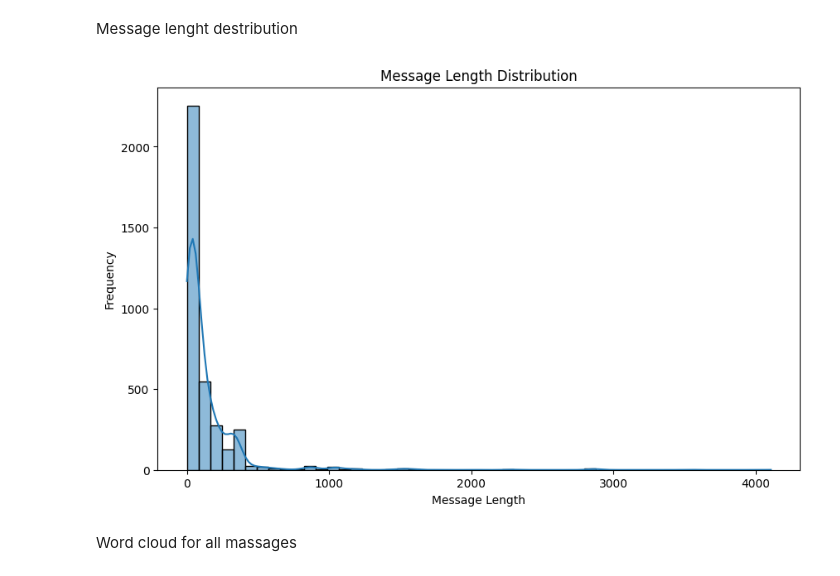
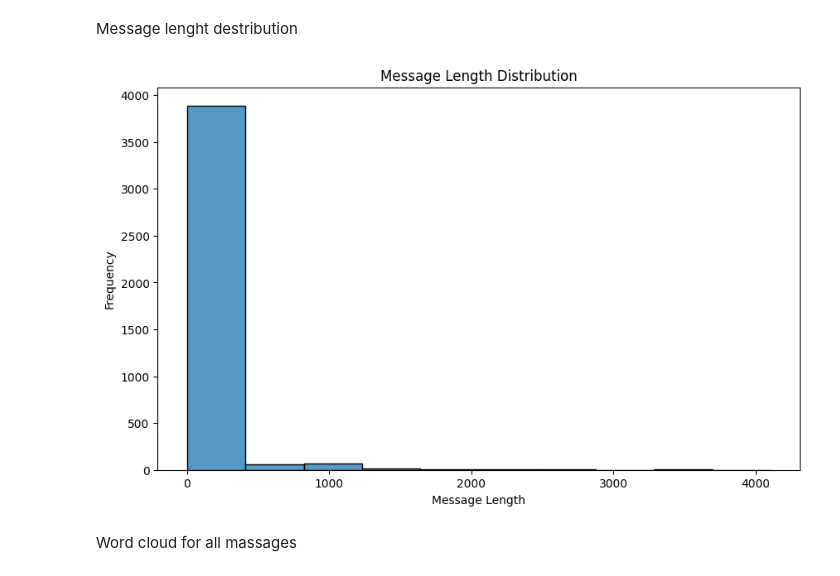
Before and after one commit to ada1312/telegram-scraping-etl, a Jupyter notebook: analysis/chat_analysis.ipynb, the cells around one changed output. Saved outputs shown, nothing was run; the diff lists cells and outputs as text; code cells hidden in the pictures.

```diff
--- a/analysis/chat_analysis.ipynb
+++ b/analysis/chat_analysis.ipynb
@@ -118,13 +118,13 @@ Message lenght destribution
 # %%
 chat_history_df['message_length'] = chat_history_df['text'].astype(str).str.len()
 plt.figure(figsize=(10, 6))
-sns.histplot(chat_history_df['message_length'], bins=50, kde=True)
+sns.histplot(chat_history_df['message_length'], bins=10, kde=False)
 plt.title('Message Length Distribution')
 plt.xlabel('Message Length')
 plt.ylabel('Frequency')
 plt.show()
 # %% [output]
-[figure, old version]
+[figure, new version]
 # %% [markdown]
 Word cloud for all massages
 # %%
```
Also changed, not shown: parts of 18 cells of this notebook, 2 other files.
